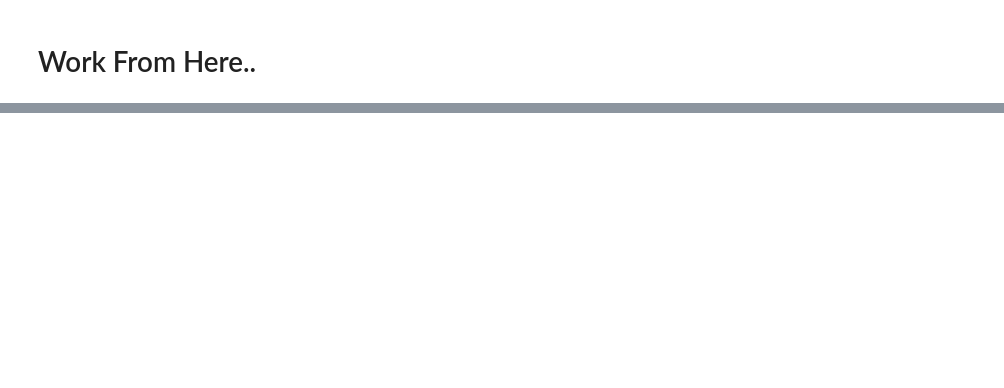
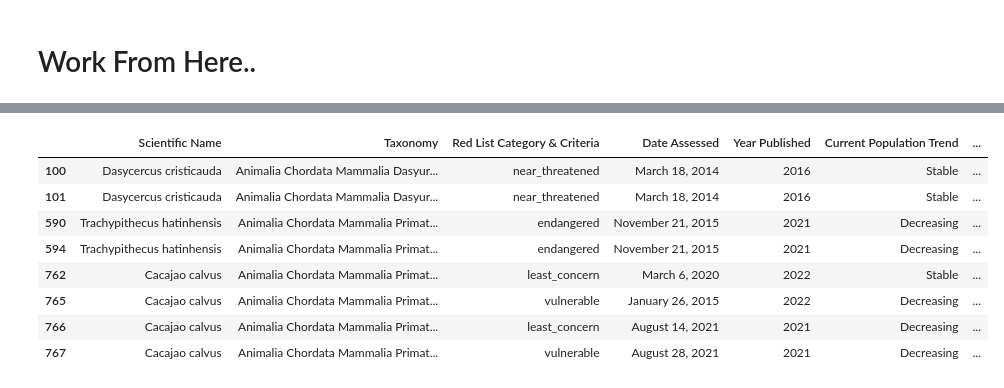
Before and after one commit to poudelmohit/project_IUCN, a Jupyter notebook: iucn_pdf_link_extraction.ipynb, the cells around one changed output, grey strips where cells are left out. Drawn from its saved outputs; the diff is of its cells as text; code cells hidden in the pictures; blank space fills up the shorter version.

Commit message:
cleaned columns: scientific name, pop trend, IUCN status

```diff
--- a/iucn_pdf_link_extraction.ipynb
+++ b/iucn_pdf_link_extraction.ipynb
@@ -431,0 +409,13 @@ process_all_pdfs_in_directory(directory_path, output_csv)
+# %%
+cleaned_df['Red List Category & Criteria'] = cleaned_df['Red List Category & Criteria'].apply(
+    lambda x: (
+        'critically_endangered' if 'Critically Endangered' in x else
+        'endangered' if 'Endangered' in x else
+        'vulnerable' if 'Vulnerable' in x else
+        'near_threatened' if 'Near Threatened' in x else
+        'least_concern' if 'Least Concern' in x else
+        'data_deficient' if 'Data Deficient' in x else
+        'extinct' if 'Extinct' in x else x
+
+    )
+)
@@ -431,0 +430,8 @@ process_all_pdfs_in_directory(directory_path, output_csv)
+# %%
+cleaned_df['Habitat and Ecology']  = cleaned_df['Habitat and Ecology'].str.replace(r'\(see Appendix for additional information\)', '', regex=True)
+cleaned_df['Habitat and Ecology']  = cleaned_df['Habitat and Ecology'].str.replace(r'\n', '', regex=True)
+# cleaned_df['Habitat and Ecology']
+# %%
+cleaned_df['Threats']  = cleaned_df['Threats'].str.replace(r'\(see Appendix for additional information\)', '', regex=True)
+cleaned_df['Threats']  = cleaned_df['Threats'].str.replace(r'\n', '', regex=True)
+cleaned_df['Threats']
@@ -431,0 +470,15 @@ process_all_pdfs_in_directory(directory_path, output_csv)
+# %%
+cleaned_df['Scientific Name'] = cleaned_df['Scientific Name'].str.split().str[:2].str.join(' ')
+# %%
+cleaned_df[cleaned_df['Scientific Name'].duplicated(keep=False)]
+# keep=False includes both the first occurrence and the subsequent occurrence.
+# %% [output]
+|  | Scientific Name | Taxonomy | Red List Category & Criteria | Date Assessed | Year Published | Current Population Trend | ... |
+| 100 | Dasycercus cristicauda | Animalia Chordata Mammalia Dasyur... | near_threatened | March 18, 2014 | 2016 | Stable | ... |
+| 101 | Dasycercus cristicauda | Animalia Chordata Mammalia Dasyur... | near_threatened | March 18, 2014 | 2016 | Stable | ... |
+| 590 | Trachypithecus hatinhensis | Animalia Chordata Mammalia Primat... | endangered | November 21, 2015 | 2021 | Decreasing | ... |
+| 594 | Trachypithecus hatinhensis | Animalia Chordata Mammalia Primat... | endangered | November 21, 2015 | 2021 | Decreasing | ... |
+| 762 | Cacajao calvus | Animalia Chordata Mammalia Primat... | least_concern | March 6, 2020 | 2022 | Stable | ... |
+| 765 | Cacajao calvus | Animalia Chordata Mammalia Primat... | vulnerable | January 26, 2015 | 2022 | Decreasing | ... |
+| 766 | Cacajao calvus | Animalia Chordata Mammalia Primat... | least_concern | August 14, 2021 | 2021 | Decreasing | ... |
+| 767 | Cacajao calvus | Animalia Chordata Mammalia Primat... | vulnerable | August 28, 2021 | 2021 | Decreasing | ... |
```
Also changed, not shown: parts of 29 cells of this notebook.
